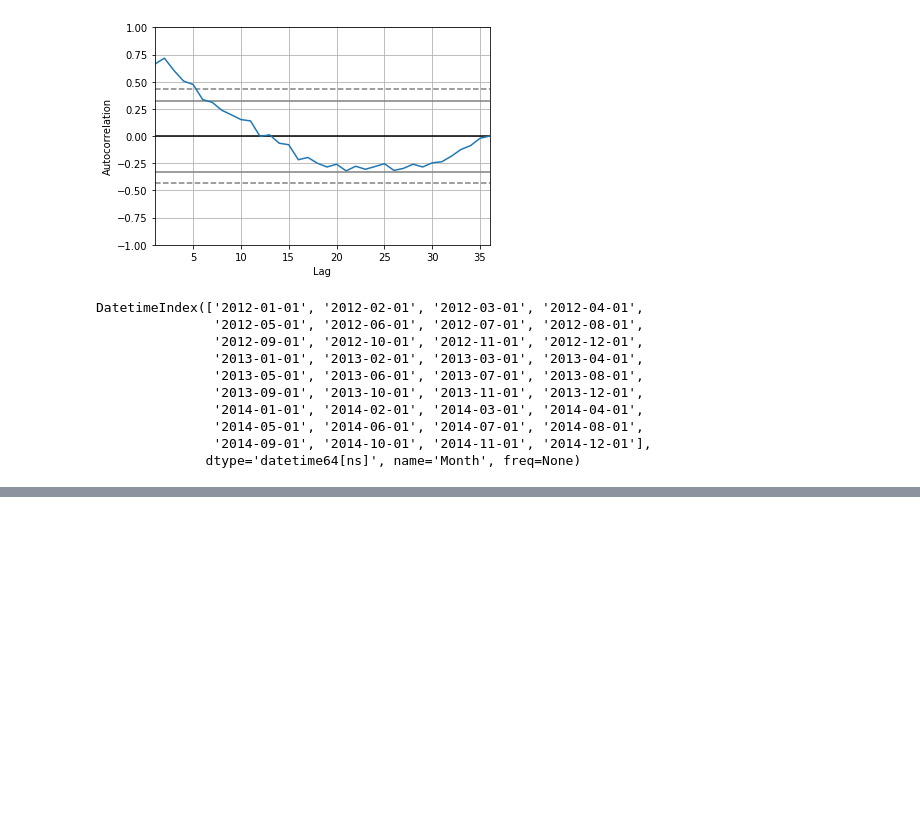
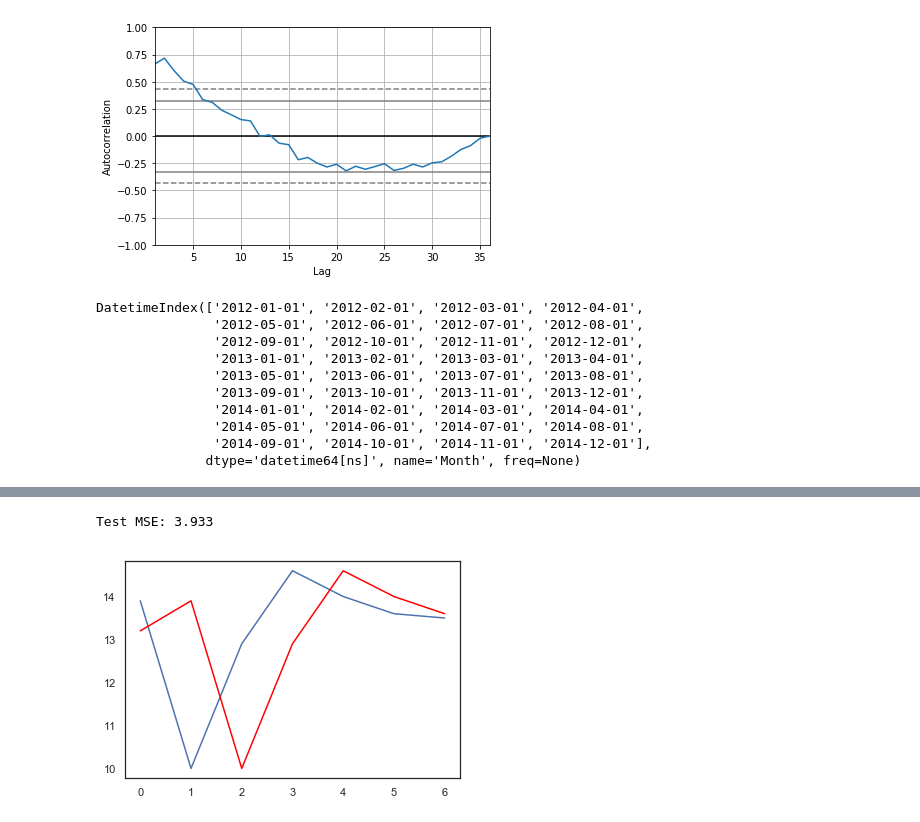
Before and after one commit to kimrharper/thinkful, a Jupyter notebook: capstone/demo-timeseries.ipynb, the cells around one changed output, grey strips where cells are left out. Saved outputs shown, nothing was run; the diff lists cells and outputs as text; code cells hidden in the pictures; blank space fills up the shorter version.

```diff
--- a/capstone/demo-timeseries.ipynb
+++ b/capstone/demo-timeseries.ipynb
@@ -154,0 +209,27 @@ NameError: name 'rmse' is not defined
+# %%
+if len(dataframe.columns)>2:
+    dataframe = dataframe.drop(['t+2','t+3'],axis=1)
+# split into train and test sets
+X = dataframe.values
+train, test = X[1:len(X)-7], X[len(X)-7:]
+train_X, train_y = train[:,0], train[:,1]
+test_X, test_y = test[:,0], test[:,1]
+
+# persistence model
+def model_persistence(x):
+	return x
+
+# walk-forward validation
+predictions = list()
+for x in test_X:
+	yhat = model_persistence(x)
+	predictions.append(yhat)
+test_score = mean_squared_error(test_y, predictions)
+print('Test MSE: %.3f' % test_score)
+# plot predictions vs expected
+pyplot.plot(test_y)
+pyplot.plot(predictions, color='red')
+pyplot.show()
+# %% [output]
+Test MSE: 3.933
+[figure, added]
```
Also changed, not shown: parts of 14 cells of this notebook.
